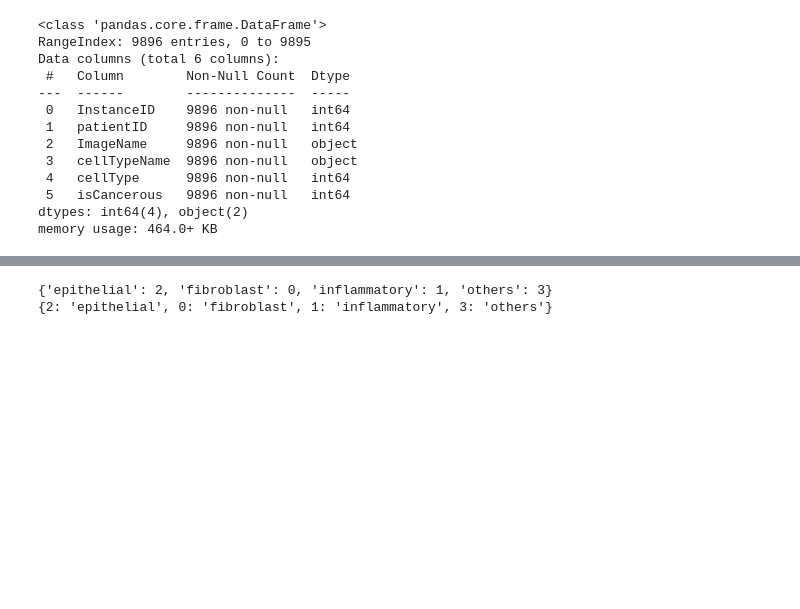
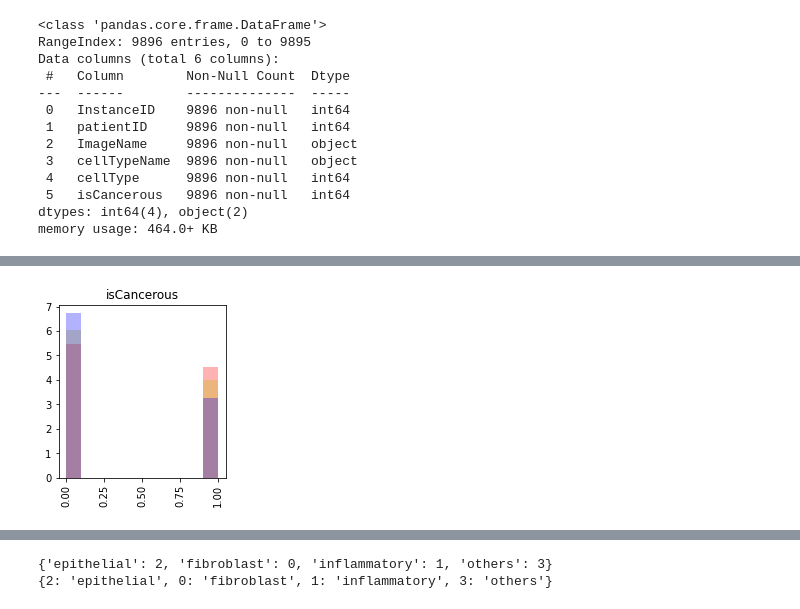
Before and after one commit to Luke-Mason/CML-Assignment-2, a Jupyter notebook: Luke.ipynb, the cells around one changed output, grey strips where cells are left out. Drawn from its saved outputs; the diff is of its cells as text; code cells hidden in the pictures; blank space fills up the shorter version.

```diff
--- a/Luke.ipynb
+++ b/Luke.ipynb
@@ -269,3 +294,16 @@ def setup_model_store(hyperparameters, model_layers):
+# %%
+def optimise_split(data_set, split_column, optimise_column, iterations):
+  seed = 0
+  smallest_variance = 9999
+  for i in range(1, iterations):
+    # Split the data based on patient ID.
+    main_train_set, main_validation_set, main_test_set = train_val_test_split_by_column(data_set, split_column, i)
+    variance = get_variance_between_datasets(main_train_set, main_validation_set, main_test_set, optimise_column)
+    if variance < smallest_variance:
+      smallest_variance = variance
+      seed = i
+
+  return seed, smallest_variance
 # %% [markdown]
 ## 0.3 - Unzip zipped data
 # %%
@@ -467,0 +385,5 @@ Preview the image data via cell type
+# %%
+seed, smallest_variance = optimise_split(main_data, 'patientID', 'cellTypeName', 300)
+
+print("Best seed: " + str(seed))
+print("Smallest Accumulated Variance %: " + str(smallest_variance))
@@ -467,0 +395,8 @@ Preview the image data via cell type
+# %%
+# Split on the ultimate seed split with the least variance over the patient data.
+train_set_ct, validation_set_ct, test_set_ct = train_val_test_split_by_column(main_data, 'patientID', seed)
+
+# Graph the split results.
+plt.figure(figsize=(3, 3))
+col = "cellTypeName"
+hist_plot(col, [train_set_ct[col], validation_set_ct[col], test_set_ct[col]], ['r', 'y', 'b'], 1, 1, 1)
@@ -467,0 +448,7 @@ Preview the image data via cell type
+# %%
+# Graph the split results.
+plt.figure(figsize=(3, 3))
+col = "isCancerous"
+hist_plot(col, [train_set_ct[col], validation_set_ct[col], test_set_ct[col]], ['r', 'y', 'b'], 1, 1, 1)
+# %% [output]
+[figure, added]
```
Also changed, not shown: parts of 91 cells of this notebook.
